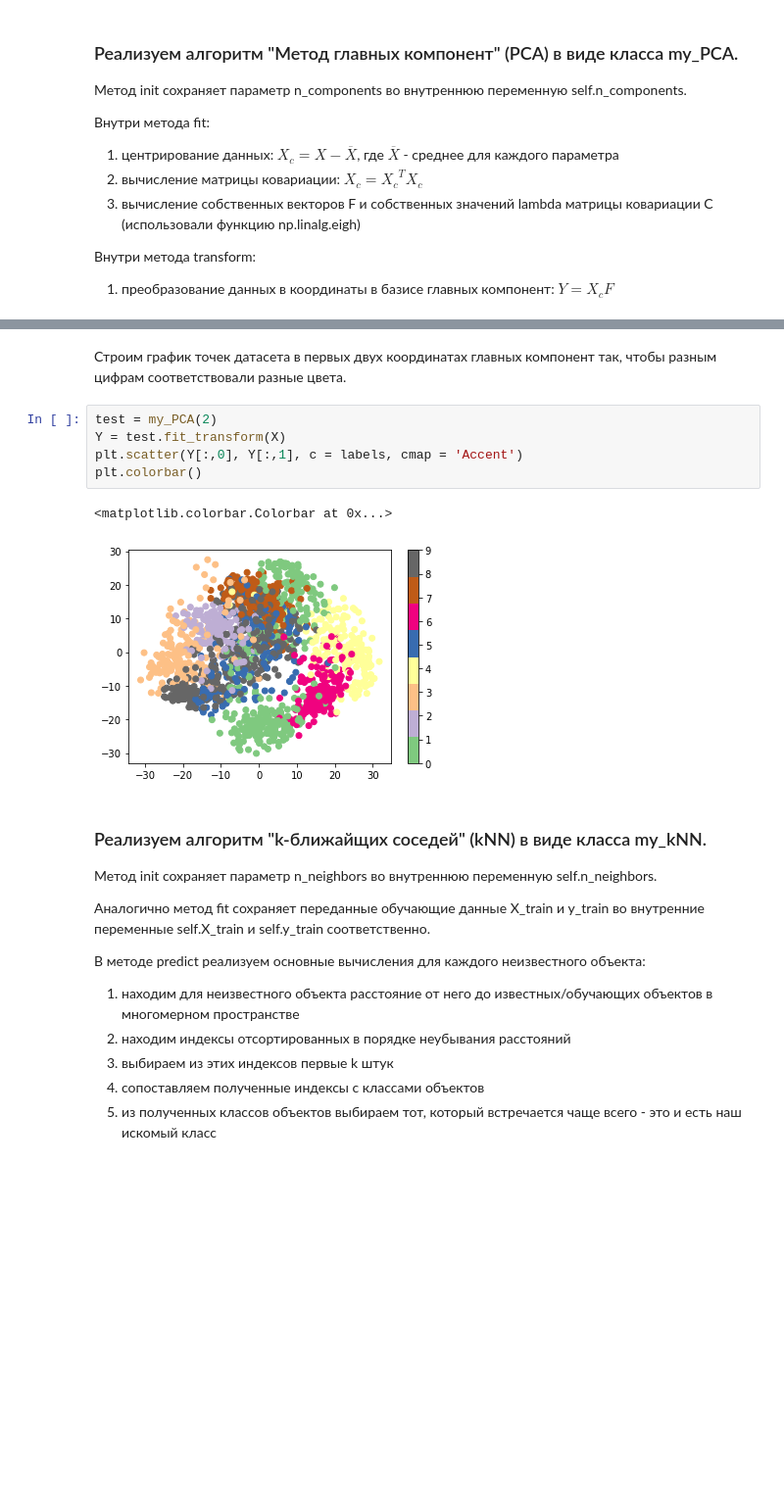
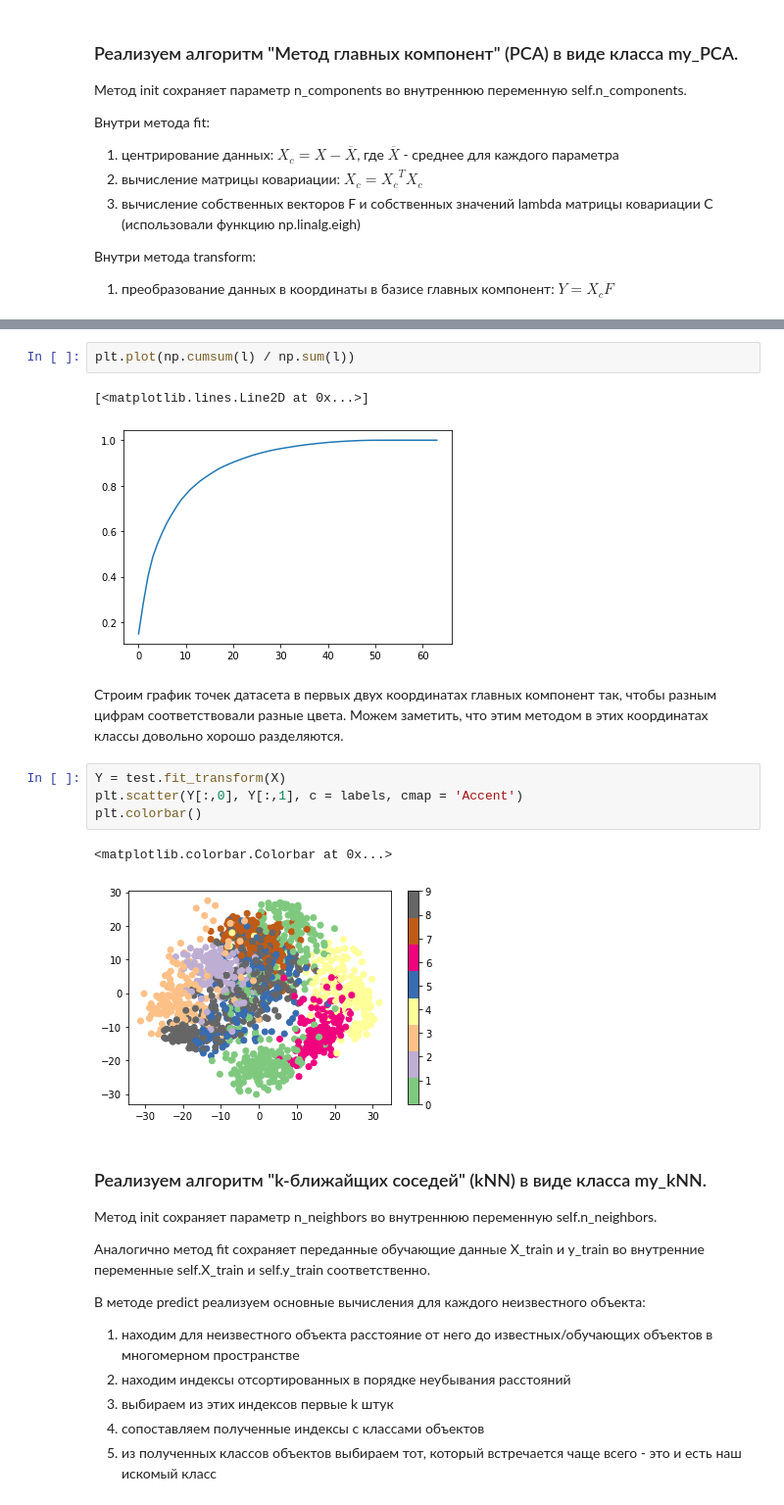
Before and after one commit to Ksenia-Leonteva/Autumn_Python_2022, a Jupyter notebook: homework_2/Метод главных компонент.ipynb, the cells around one changed output, grey strips where cells are left out. Shown at 98% size. Drawn from its saved outputs; the diff is of its cells as text; blank space fills up the shorter version.

```diff
--- a/homework_2/Метод главных компонент.ipynb
+++ b/homework_2/Метод главных компонент.ipynb
@@ -74,7 +83,11 @@ class my_PCA():
+# %%
+plt.plot(np.cumsum(l) / np.sum(l))
+# %% [output]
+[<matplotlib.lines.Line2D at 0x...>]
+[figure, added]
 # %% [markdown]
-Строим график точек датасета в первых двух координатах главных компонент так, чтобы разным цифрам соответствовали разные цвета.
+Строим график точек датасета в первых двух координатах главных компонент так, чтобы разным цифрам соответствовали разные цвета. Можем заметить, что этим методом в этих координатах классы довольно хорошо разделяются.
 # %%
-test = my_PCA(2)
 Y = test.fit_transform(X)
 plt.scatter(Y[:,0], Y[:,1], c = labels, cmap = 'Accent')
 plt.colorbar()
```
Also changed, not shown: parts of 3 cells of this notebook.
